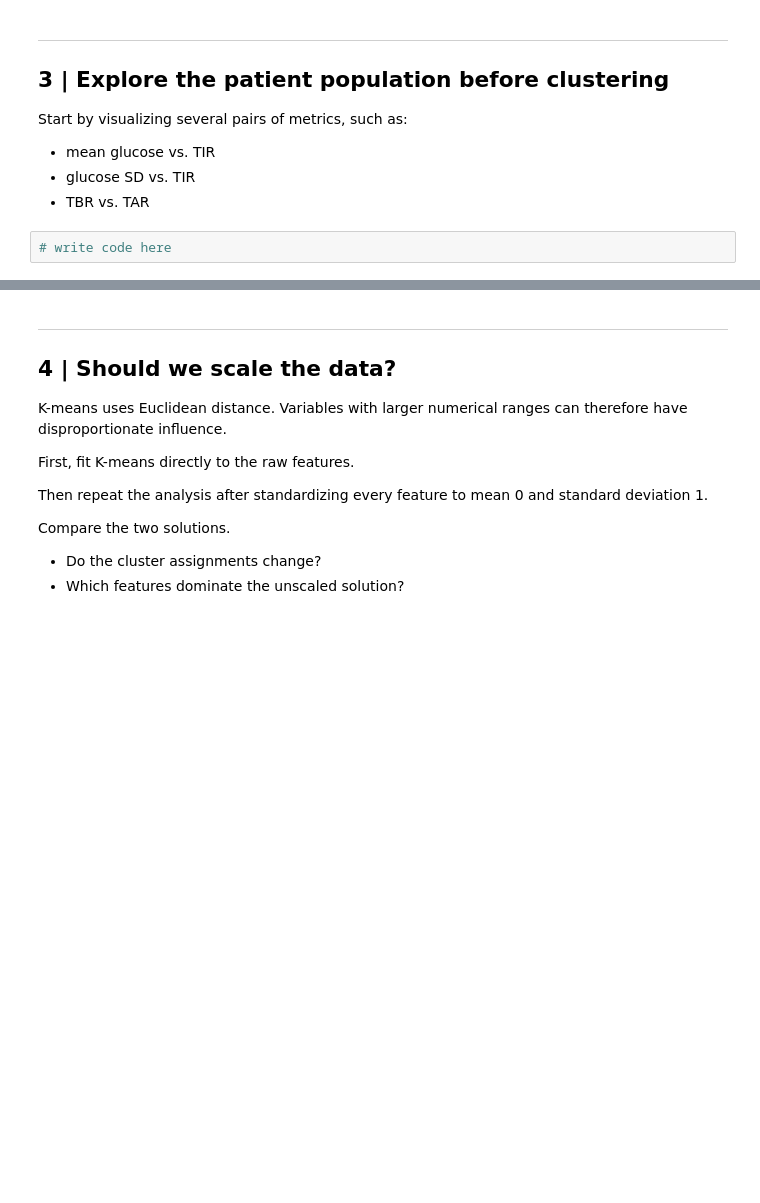
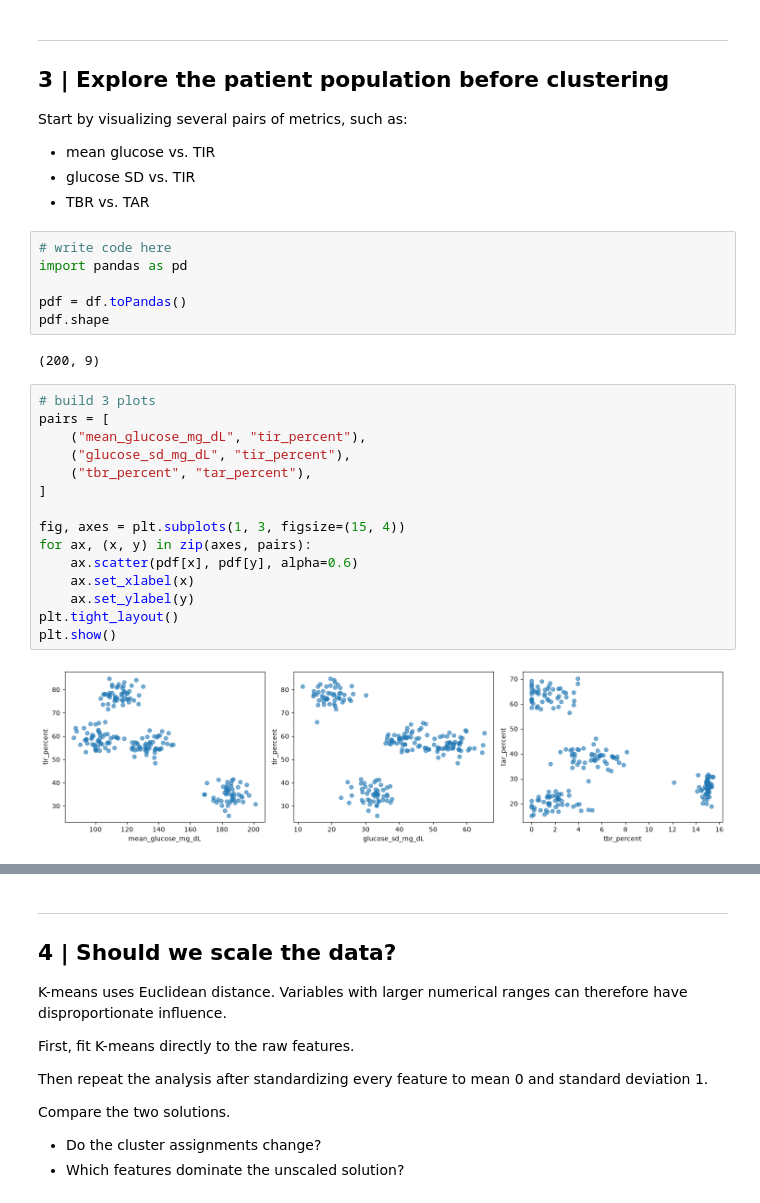
Before and after one commit to ssegaloff/distributed_computing, a Jupyter notebook: 05_clustering_and_dim_reduction/CGM_KMeans_Lab.ipynb, the cells around one changed output, grey strips where cells are left out. Saved outputs shown, nothing was run; the diff lists cells and outputs as text; blank space fills up the shorter version.

```diff
--- a/05_clustering_and_dim_reduction/CGM_KMeans_Lab.ipynb
+++ b/05_clustering_and_dim_reduction/CGM_KMeans_Lab.ipynb
@@ -72,3 +100,26 @@ Start by visualizing several pairs of metrics, such as:
 - TBR vs. TAR
 # %%
 # write code here
+import pandas as pd
+
+pdf = df.toPandas()
+pdf.shape
+# %% [output]
+(200, 9)
+# %%
+# build 3 plots
+pairs = [
+    ("mean_glucose_mg_dL", "tir_percent"),
+    ("glucose_sd_mg_dL", "tir_percent"),
+    ("tbr_percent", "tar_percent"),
+]
+
+fig, axes = plt.subplots(1, 3, figsize=(15, 4))
+for ax, (x, y) in zip(axes, pairs):
+    ax.scatter(pdf[x], pdf[y], alpha=0.6)
+    ax.set_xlabel(x)
+    ax.set_ylabel(y)
+plt.tight_layout()
+plt.show()
+# %% [output]
+[figure, added]
```
Also changed, not shown: parts of 8 cells of this notebook, 1 other file.
